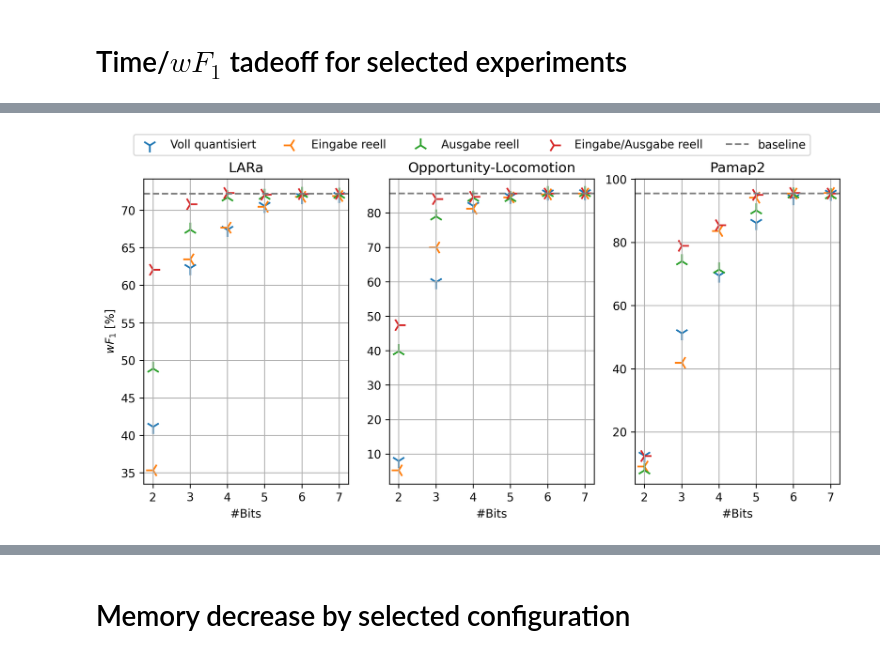
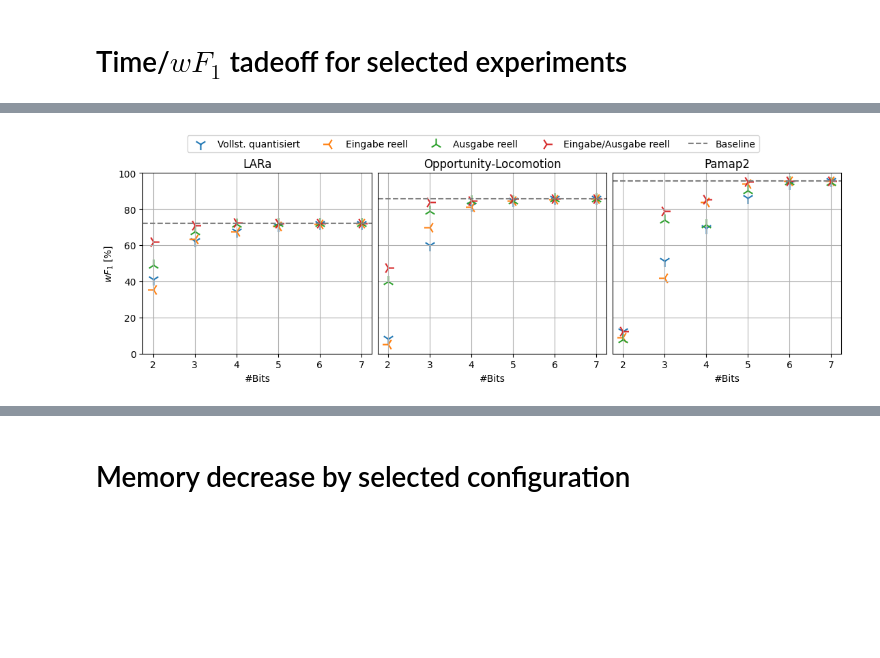
Before and after one commit to jroeger23/bachelor_thesis_code, a Jupyter notebook: eval_notebooks/ptq_cnn-imu_eval.ipynb, the cells around one changed output, grey strips where cells are left out. Drawn from its saved outputs; the diff is of its cells as text; code cells hidden in the pictures; blank space fills up the shorter version.

```diff
--- a/eval_notebooks/ptq_cnn-imu_eval.ipynb
+++ b/eval_notebooks/ptq_cnn-imu_eval.ipynb
@@ -316,16 +324,21 @@ ptq_rep_ex_by_dataset = {
   for ds, exs in observer_var_by_dataset.items()
 }
 
+friendly_local = {
+  'pamap2' : 'Pamap2',
+  'opportunity' : 'Opportunity',
+  'lara' : 'LARa',
+}
 
 labels = []
 xs_fp32 = []
 xs_int8 = []
 for dataset in base_experiment_by_dataset:
-  labels.append(f'$\\mathbb{{R}}_{{32}}$ {dataset}')
+  labels.append(f'$\\mathbb{{R}}_{{32}}$ {friendly_local[dataset]}')
   xs_fp32.append(base_experiment_by_dataset[dataset].metrics['test/batch_time']*1000)
   xs_int8.append([])
 for dataset in ptq_rep_ex_by_dataset:
-  labels.append(f'$\\mathbb{{Z}}_{{7}}$ {dataset}')
+  labels.append(f'$\\mathbb{{Z}}_{{7}}$ {friendly_local[dataset]}')
   xs_int8.append(ptq_rep_ex_by_dataset[dataset].metrics['test/batch_time']*1000)
   xs_fp32.append([])
 
@@ -338,15 +351,16 @@ fig, ax = plt.subplots()
 tx = ax.twinx()
 ax.boxplot(x=xs_fp32, labels=labels, showfliers=False, medianprops={'color': cmap(0)})
 tx.boxplot(x=xs_int8, labels=[""]*6, showfliers=False, medianprops={'color': cmap(1)})
-ax.set_ylabel('$\\mathbb{R}_{32}$ batch time [ms]', color=cmap(0))
-tx.set_ylabel('$\\mathbb{Z}_{7}$ batch time [ms]', color=cmap(1))
+ax.set_ylabel('$\\mathbb{R}_{32}$ Batch-Time [ms]', color=cmap(0))
+tx.set_ylabel('$\\mathbb{Z}_{7}$ Batch-Time [ms]', color=cmap(1))
 ax.grid()
 title = f'Quantization Performance Gain for Inference with Batches of size 128'
 for dataset, (before, after) in before_after_median_by_dataset.items():
   delta = after - before
   decrease = 100 * (1- (after/before))
-  title += f'\n{dataset} speedup = {decrease:.02f}% ($\\Delta$={1000*delta:.02f}ms)'
-ax.set_title(title)
+  title += f'\n{friendly_local[dataset]} speedup = {decrease:.02f}% ($\\Delta$={1000*delta:.02f}ms)'
+#ax.set_title(title)
 fig.autofmt_xdate()
+fig.savefig(figurePath('batch_times.pdf'), bbox_inches='tight')
 fig.show()
 # %% [output]
@@ -617,7 +654,7 @@ from common.helper import checkpointsById
 from common.eval.model import estimateModuleSize
 
 cfg_comparison_1 = {
-    'Voll quantisiert': {
+    'Vollst. quantisiert': {
         'imu_input_quantization': 'static',
         'imu_pipeline_quantization': 'static',
         'imu_pipeline_fc_quantization': 'static',
@@ -648,7 +685,7 @@ cfg_comparison_1 = {
 }
 
 cfg_comparison_2 = {
-    'Voll quantisiert': {
+    'Vollst. quantisiert': {
         'imu_input_quantization': 'static',
         'imu_pipeline_quantization': 'static',
         'imu_pipeline_fc_quantization': 'static',
@@ -679,7 +716,7 @@ cfg_comparison_2 = {
 }
 
 cfg_comparison_3 = {
-    'Voll quantisiert': {
+    'Vollst. quantisiert': {
         'imu_input_quantization': 'static',
         'imu_pipeline_quantization': 'static',
         'imu_pipeline_fc_quantization': 'static',
@@ -710,7 +747,7 @@ cfg_comparison_3 = {
 }
 
 cfg_comparison_4 = {
-    'Voll quantisiert': {
+    'Vollst. quantisiert': {
         'imu_input_quantization': 'static',
         'imu_pipeline_quantization': 'static',
         'imu_pipeline_fc_quantization': 'static',
@@ -740,13 +777,58 @@ cfg_comparison_4 = {
     },
 }
 
+cfg_comparison_5 = {
+    'Vollst. quantisiert': {
+        'imu_input_quantization': 'static',
+        'imu_pipeline_quantization': 'static',
+        'imu_pipeline_fc_quantization': 'static',
+        'fc_quantization': 'static',
+        'output_layer_quantization': 'static',
+    },
+    'Ausgabe reell': {
+        'imu_input_quantization': 'static',
+        'imu_pipeline_quantization': 'static',
+        'imu_pipeline_fc_quantization': 'static',
+        'fc_quantization': 'static',
+        'output_layer_quantization': 'none',
+    },
+    'FC reell': {
+        'imu_input_quantization': 'static',
+        'imu_pipeline_quantization': 'static',
+        'imu_pipeline_fc_quantization': 'static',
+        'fc_quantization': 'none',
+        'output_layer_quantization': 'static',
+    },
+    'IMU-FC reell': {
+        'imu_input_quantization': 'static',
+        'imu_pipeline_quantization': 'static',
+        'imu_pipeline_fc_quantization': 'none',
+        'fc_quantization': 'static',
+        'output_layer_quantization': 'static',
+    },
+    'Conv reell': {
+        'imu_input_quantization': 'static',
+        'imu_pipeline_quantization': 'none',
+        'imu_pipeline_fc_quantization': 'static',
+        'fc_quantization': 'static',
+        'output_layer_quantization': 'static',
+    },
+    'Eingabe reell': {
+        'imu_input_quantization': 'none',
+        'imu_pipeline_quantization': 'static',
+        'imu_pipeline_fc_quantization': 'static',
+        'fc_quantization': 'static',
+        'output_layer_quantization': 'static',
+    },
+}
+
 markers = [
     '1', '3', '2', '4',
     '1', '3', '2', '4',
 ]
 cmap = cm.get_cmap('tab10')
 
-for cfg_comparison in (cfg_comparison_1, cfg_comparison_2, cfg_comparison_3, cfg_comparison_4):
+for c_ix, cfg_comparison in enumerate((cfg_comparison_1, cfg_comparison_2, cfg_comparison_3, cfg_comparison_4, cfg_comparison_5)):
   ex_by_bits_by_cfg_by_dataset = defaultdict(lambda: defaultdict(dict))
   for key, cfg in cfg_comparison.items():
     for ex in mode_vairance_experiments:
@@ -768,9 +850,9 @@ for cfg_comparison in (cfg_comparison_1, cfg_comparison_2, cfg_comparison_3, cfg
   labels, handles = [], []
 
   # Clasification performance plots
-  fig, axs = plt.subplots(1, len(ex_by_bits_by_cfg_by_dataset))
-  fig.set_dpi(300)
+  fig, axs = plt.subplots(1, len(ex_by_bits_by_cfg_by_dataset), constrained_layout=True, sharey=True)
   fig.set_figwidth(fig.get_figwidth() * 1.7)
+  fig.set_figheight(fig.get_figheight() * 0.7)
   for ix, (dataset, ex_by_bits_by_cfg) in enumerate(ex_by_bits_by_cfg_by_dataset.items()):
     s_xs = []
     for k_ix, (key, ex_by_bits) in enumerate(ex_by_bits_by_cfg.items()):
@@ -780,23 +862,28 @@ for cfg_comparison in (cfg_comparison_1, cfg_comparison_2, cfg_comparison_3, cfg
       axs[ix].scatter(x=s_xs, y=s_ys * 100, label=key, color=cmap(k_ix), marker=markers[k_ix], s=150)
 
     baseline_wf1 = base_experiment_by_dataset[dataset].metrics['test/wf1'].max() * 100
-    axs[ix].axhline(y=baseline_wf1, color='grey', linestyle='dashed', label='baseline')
+    axs[ix].axhline(y=baseline_wf1, color='grey', linestyle='dashed', label='Baseline')
 
     axs[ix].set_xticks(s_xs)
+    axs[ix].set_ylim(0,100)
     axs[ix].set_xlabel('#Bits')
     if ix == 0:
         axs[ix].set_ylabel('$wF_1$ [%]')
+    else:
+        axs[ix].tick_params(axis='y', which='both', left=False, right=False, labelleft=False, labelright=False)
     axs[ix].grid()
     axs[ix].set_title(friendly[dataset])
     handles, labels = axs[ix].get_legend_handles_labels()
 
-  fig.legend(handles, labels, loc='upper center', ncol=len(ex_by_bits_by_cfg)+1)
+  fig.legend(handles, labels, loc='upper center', ncol=min(len(ex_by_bits_by_cfg)+1,5), bbox_to_anchor=(0,0,1,(1.11 if len(ex_by_bits_by_cfg) < 5 else 1.20)))
+  fig.savefig(figurePath(f'partial_{c_ix+1}1.pdf'), bbox_inches='tight')
   fig.show()
 
   # Time performance plots
-  fig, axs = plt.subplots(1, len(ex_by_bits_by_cfg_by_dataset))
-  fig.set_dpi(300)
+  fig, axs = plt.subplots(1, len(ex_by_bits_by_cfg_by_dataset), constrained_layout=True)
   fig.set_figwidth(fig.get_figwidth() * 1.7)
+  fig.set_figheight(fig.get_figheight() * 0.7)
+  fig.tight_layout()
   for ix, (dataset, ex_by_bits_by_cfg) in enumerate(ex_by_bits_by_cfg_by_dataset.items()):
     b_xs = []
     b_labels = []
@@ -811,11 +898,11 @@ for cfg_comparison in (cfg_comparison_1, cfg_comparison_2, cfg_comparison_3, cfg
     axs[ix].boxplot(x=b_xs, labels=b_labels, showfliers=False)
 
     if ix == 0:
-        axs[ix].set_ylabel('Inference batch time [ms]')
+        axs[ix].set_ylabel('Inferenz Batch-Time [ms]')
     axs[ix].grid()
-    axs[ix].set_title(f'{dataset}\n(Baseline Median {baseline_median:.02f}ms)')
+    axs[ix].set_title(f'{friendly[dataset]}\n(Baseline Median {baseline_median:.02f}ms)')
 
-  fig.tight_layout()
   fig.autofmt_xdate()
+  fig.savefig(figurePath(f'partial_{c_ix+1}2.pdf'), bbox_inches='tight')
   fig.show()
 # %% [output]
@@ -824 +911 @@ for cfg_comparison in (cfg_comparison_1, cfg_comparison_2, cfg_comparison_3, cfg
-[figure, old version]
+[figure, new version]
```
Also changed, not shown: parts of 10 cells of this notebook, 2 other files.
